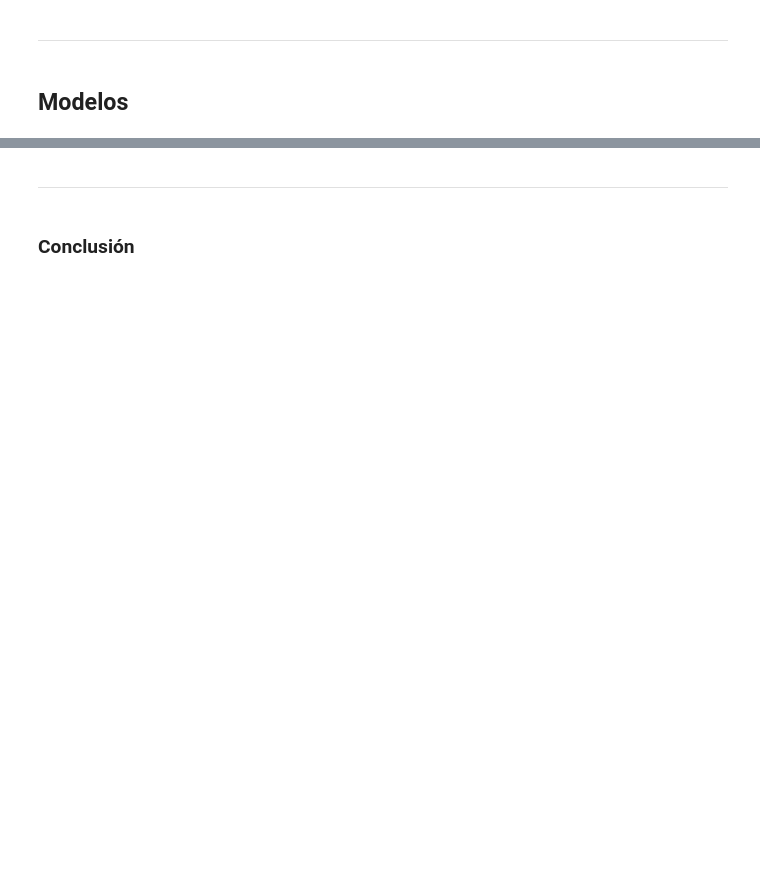
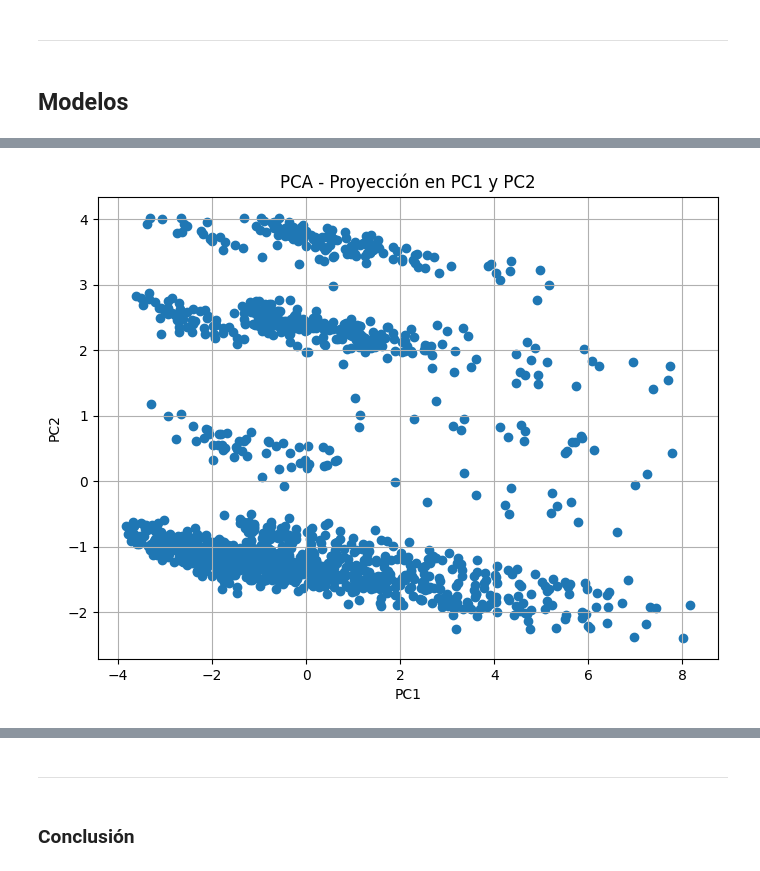
Before and after one commit to ppmelch/Lab-Aprendizaje-Estad-stico, a Jupyter notebook: Parcial 4/Examen 4/Examen 4 Práctico.ipynb, the cells around one changed output, grey strips where cells are left out. Saved outputs shown, nothing was run; the diff lists cells and outputs as text; code cells hidden in the pictures; blank space fills up the shorter version.

```diff
--- a/Parcial 4/Examen 4/Examen 4 Práctico.ipynb
+++ b/Parcial 4/Examen 4/Examen 4 Práctico.ipynb
@@ -369,0 +462,4 @@ df.drop('gender_Other', axis=1, inplace=True)
+# %%
+plot_pca(X, 'PC1', 'PC2')
+# %% [output]
+[figure, added]
```
Also changed, not shown: parts of 29 cells of this notebook, 2 other files.
